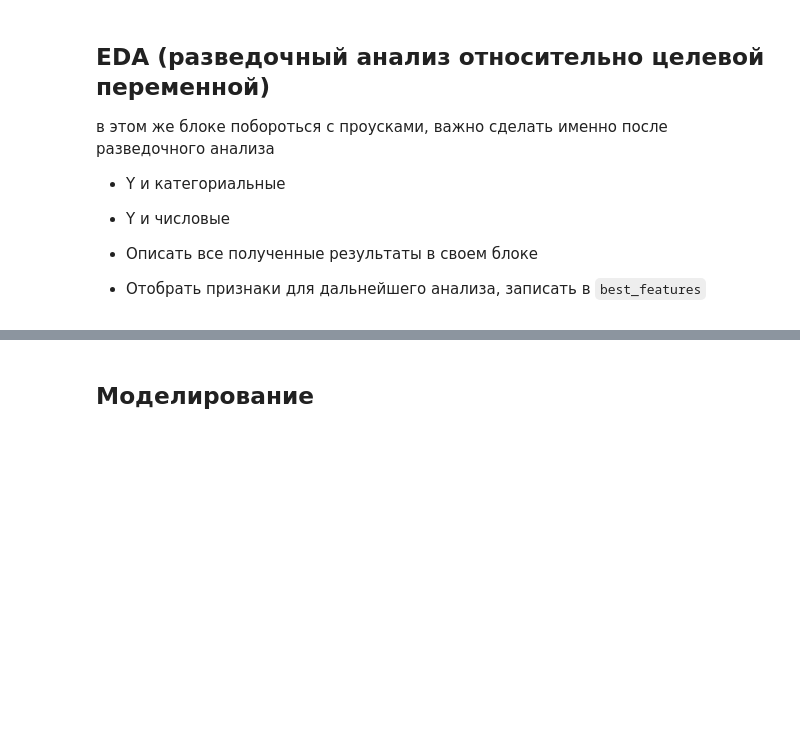
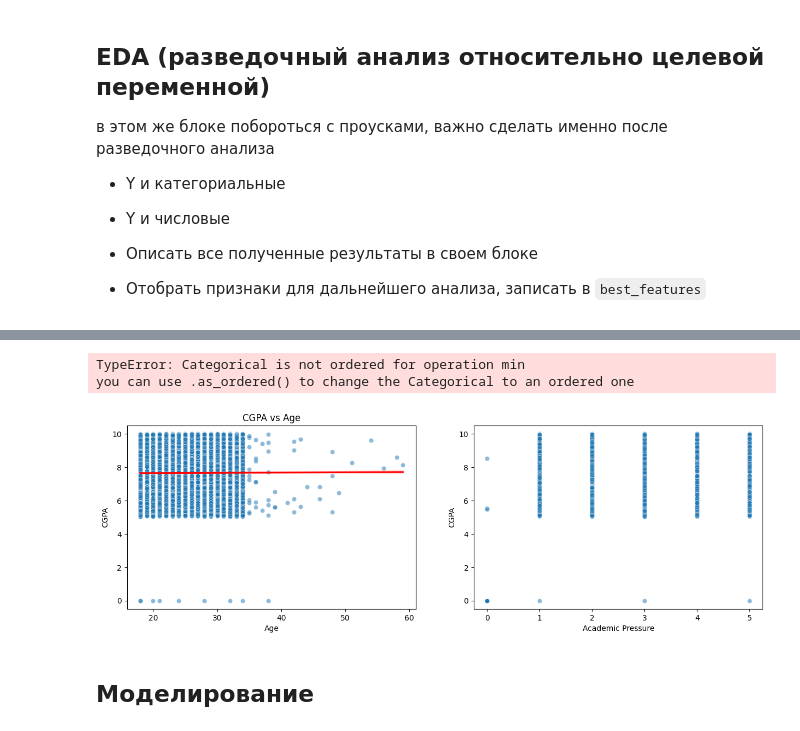
Before and after one commit to Danata117/ML, a Jupyter notebook: ML_Praktika2".ipynb, the cells around one changed output, grey strips where cells are left out. Cells and saved outputs as stored; diff of their text form; code cells hidden in the pictures; blank space fills up the shorter version.

```diff
--- a/ML_Praktika2".ipynb
+++ b/ML_Praktika2".ipynb
@@ -177,3 +137,21 @@ ValueError: could not convert string to float: '?'
+# %%
+num_cols = ['Age', 'Academic Pressure', 'Work Pressure',
+            'Study Satisfaction', 'Job Satisfaction', 'Work/Study Hours']
+
+plt.figure(figsize=(15, 20))
+
+for i, col in enumerate(num_cols, 1):
+    plt.subplot(len(num_cols)//2+1, 2, i)
+    sns.scatterplot(x=col, y="CGPA", data=df, alpha=0.5)
+    sns.regplot(x=col, y="CGPA", data=df, scatter=False, color="red")
+    plt.title(f"CGPA vs {col}")
+
+plt.tight_layout()
+plt.show()
+# %% [output]
+TypeError: Categorical is not ordered for operation min
+you can use .as_ordered() to change the Categorical to an ordered one
+[figure, added]
 # %%
 categorial_features = [] # перечислить названия колонок с категориальными фичами
 numeric_features = [] # перечислить названия колонок с категориальными фичами
```
Also changed, not shown: parts of 6 cells of this notebook.
